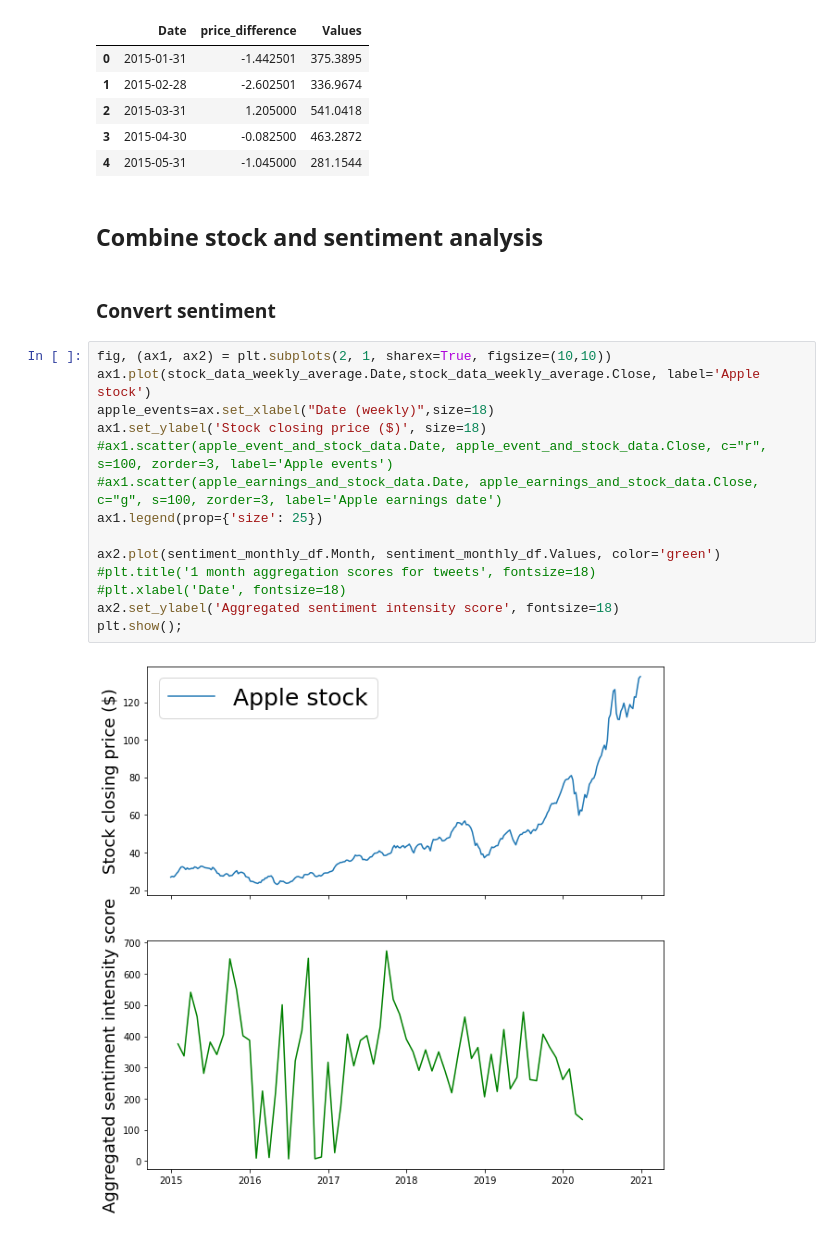
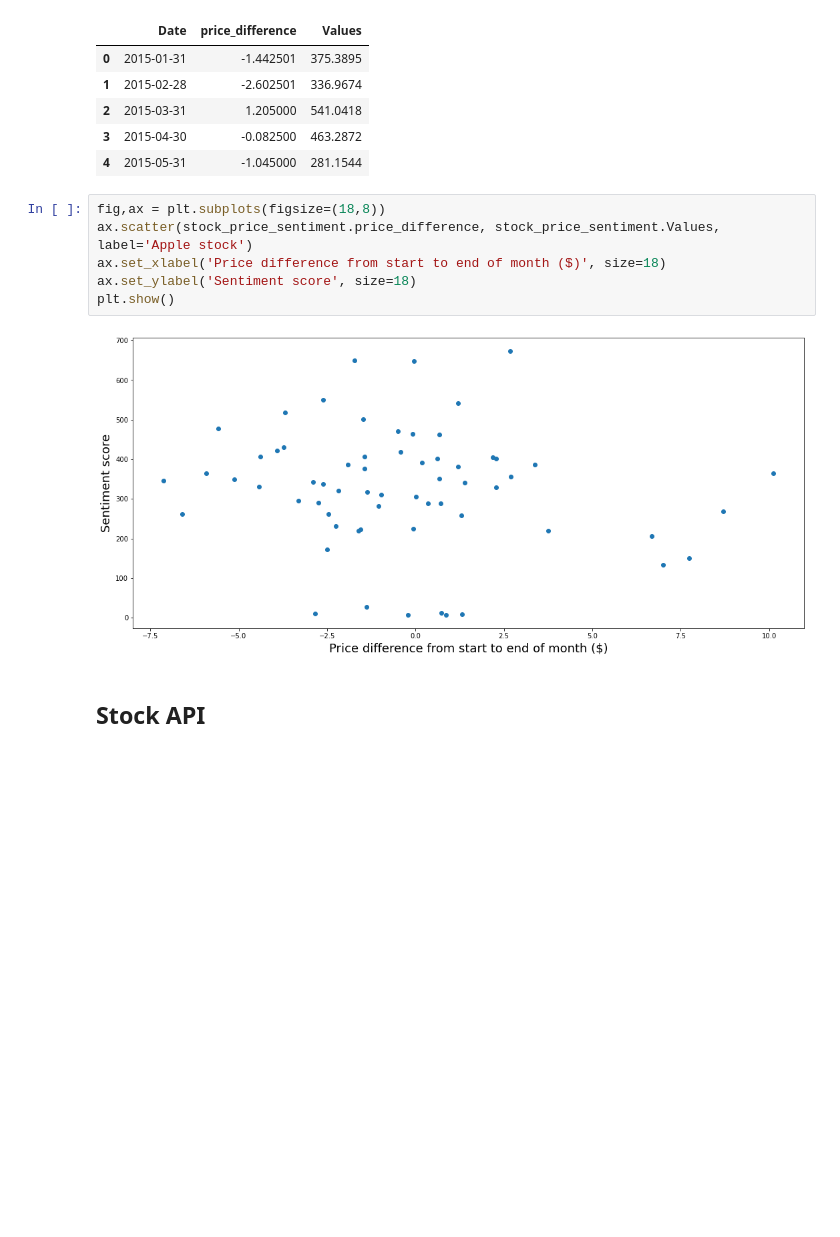
Before and after one commit to epfl-ada/ada-2021-project-club6analysis, a Jupyter notebook: stock_sentiment_analysis.ipynb, the cells around one changed output. Cells and saved outputs as stored; diff of their text form; blank space fills up the shorter version.

```diff
--- a/stock_sentiment_analysis.ipynb
+++ b/stock_sentiment_analysis.ipynb
@@ -139,26 +134,16 @@ stock_price_sentiment.head()
 | 2 | 2015-03-31 | 1.205000 | 541.0418 |
 | 3 | 2015-04-30 | -0.082500 | 463.2872 |
 | 4 | 2015-05-31 | -1.045000 | 281.1544 |
-# %% [markdown]
-## Combine stock and sentiment analysis
-# %% [markdown]
-### Convert sentiment
-# %%
-fig, (ax1, ax2) = plt.subplots(2, 1, sharex=True, figsize=(10,10))
-ax1.plot(stock_data_weekly_average.Date,stock_data_weekly_average.Close, label='Apple stock')
-apple_events=ax.set_xlabel("Date (weekly)",size=18)
-ax1.set_ylabel('Stock closing price ($)', size=18)
-#ax1.scatter(apple_event_and_stock_data.Date, apple_event_and_stock_data.Close, c="r", s=100, zorder=3, label='Apple events')
-#ax1.scatter(apple_earnings_and_stock_data.Date, apple_earnings_and_stock_data.Close, c="g", s=100, zorder=3, label='Apple earnings date')
-ax1.legend(prop={'size': 25})
-
-ax2.plot(sentiment_monthly_df.Month, sentiment_monthly_df.Values, color='green')
-#plt.title('1 month aggregation scores for tweets', fontsize=18)
-#plt.xlabel('Date', fontsize=18)
-ax2.set_ylabel('Aggregated sentiment intensity score', fontsize=18)
-plt.show();
-# %% [output]
-[figure, removed]
+# %%
+fig,ax = plt.subplots(figsize=(18,8))
+ax.scatter(stock_price_sentiment.price_difference, stock_price_sentiment.Values, label='Apple stock')
+ax.set_xlabel('Price difference from start to end of month ($)', size=18)
+ax.set_ylabel('Sentiment score', size=18)
+plt.show()
+# %% [output]
+[figure, added]
+# %% [markdown]
+## Stock API
 # %%
 #import requests
 
```
Also changed, not shown: parts of 15 cells of this notebook.
